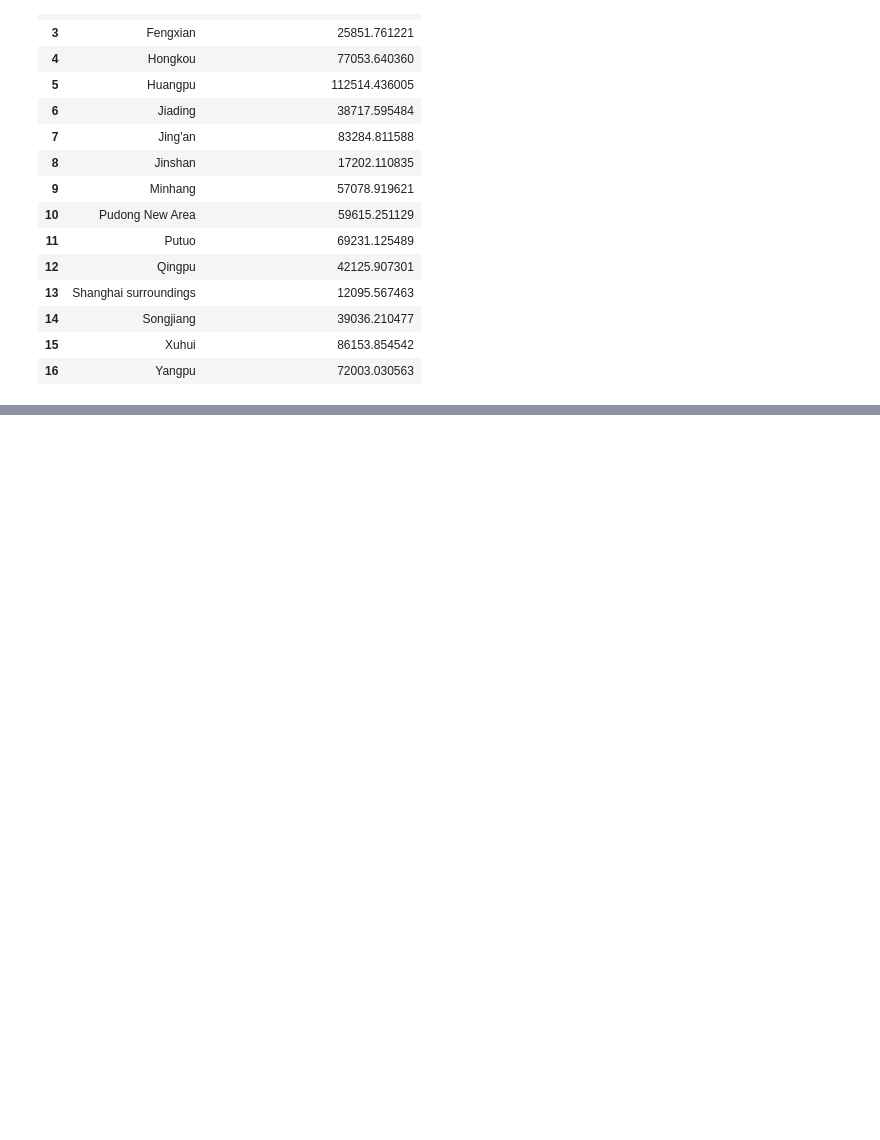
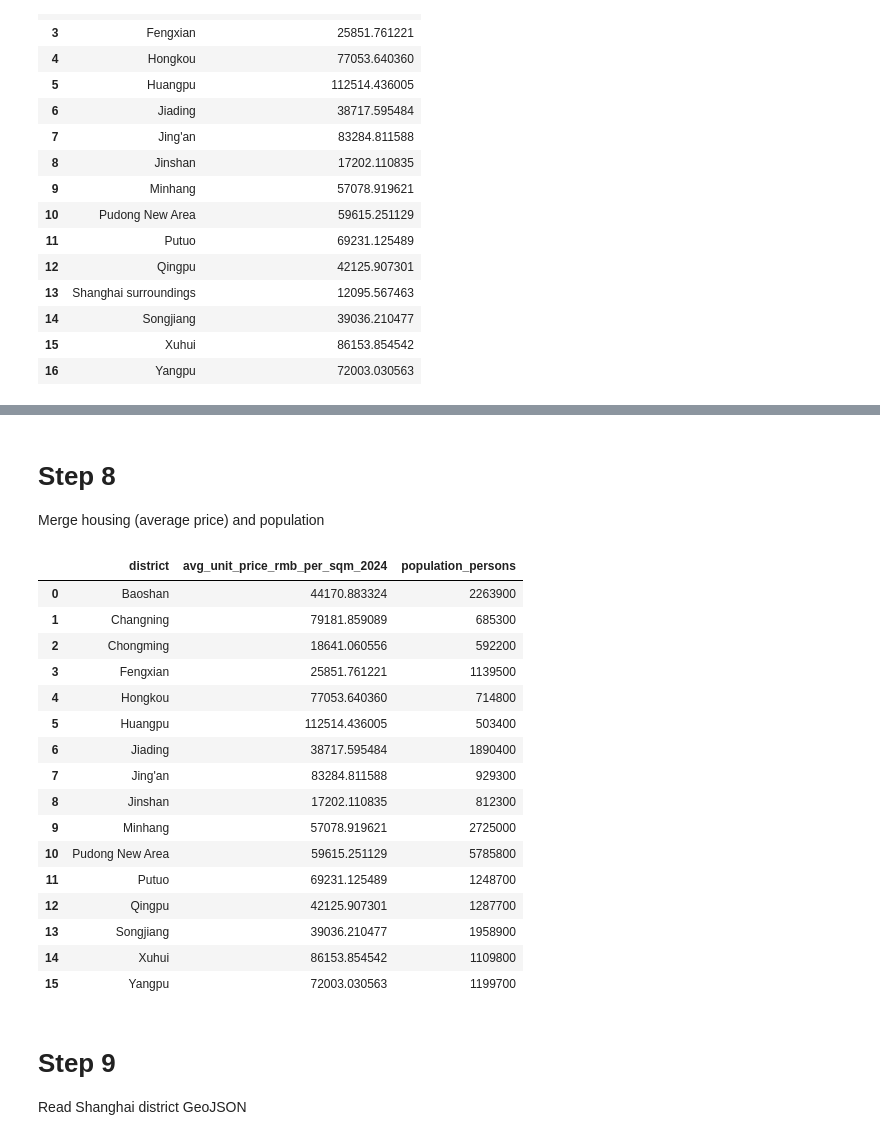
Before and after one commit to yc4747-star/yc4747-star.github.io, a Jupyter notebook: project2/project2.ipynb, the cells around one changed output, grey strips where cells are left out. Drawn from its saved outputs; the diff is of its cells as text; code cells hidden in the pictures; blank space fills up the shorter version.

```diff
--- a/project2/project2.ipynb
+++ b/project2/project2.ipynb
@@ -180,0 +194,15 @@ EmptyDataError: No columns to parse from file
+# %%
+pop_clean = (
+    pop[["District_EN", "Population_persons"]]
+    .rename(columns={
+        "District_EN": "district",
+        "Population_persons": "population_persons"
+    })
+)
+
+# Make sure population is numeric
+pop_clean["population_persons"] = pd.to_numeric(
+    pop_clean["population_persons"], errors="coerce"
+)
+
+pop_clean
@@ -180,0 +227,28 @@ EmptyDataError: No columns to parse from file
+# %% [markdown]
+# Step 8
+Merge housing (average price) and population
+# %%
+df = price_by_dist.merge(pop_clean, on="district", how="inner")
+
+df
+# %% [output]
+|  | district | avg_unit_price_rmb_per_sqm_2024 | population_persons |
+| 0 | Baoshan | 44170.883324 | 2263900 |
+| 1 | Changning | 79181.859089 | 685300 |
+| 2 | Chongming | 18641.060556 | 592200 |
+| 3 | Fengxian | 25851.761221 | 1139500 |
+| 4 | Hongkou | 77053.640360 | 714800 |
+| 5 | Huangpu | 112514.436005 | 503400 |
+| 6 | Jiading | 38717.595484 | 1890400 |
+| 7 | Jing'an | 83284.811588 | 929300 |
+| 8 | Jinshan | 17202.110835 | 812300 |
+| 9 | Minhang | 57078.919621 | 2725000 |
+| 10 | Pudong New Area | 59615.251129 | 5785800 |
+| 11 | Putuo | 69231.125489 | 1248700 |
+| 12 | Qingpu | 42125.907301 | 1287700 |
+| 13 | Songjiang | 39036.210477 | 1958900 |
+| 14 | Xuhui | 86153.854542 | 1109800 |
+| 15 | Yangpu | 72003.030563 | 1199700 |
+# %% [markdown]
+# Step 9
+Read Shanghai district GeoJSON
```
Also changed, not shown: parts of 22 cells of this notebook, 1 other file.
